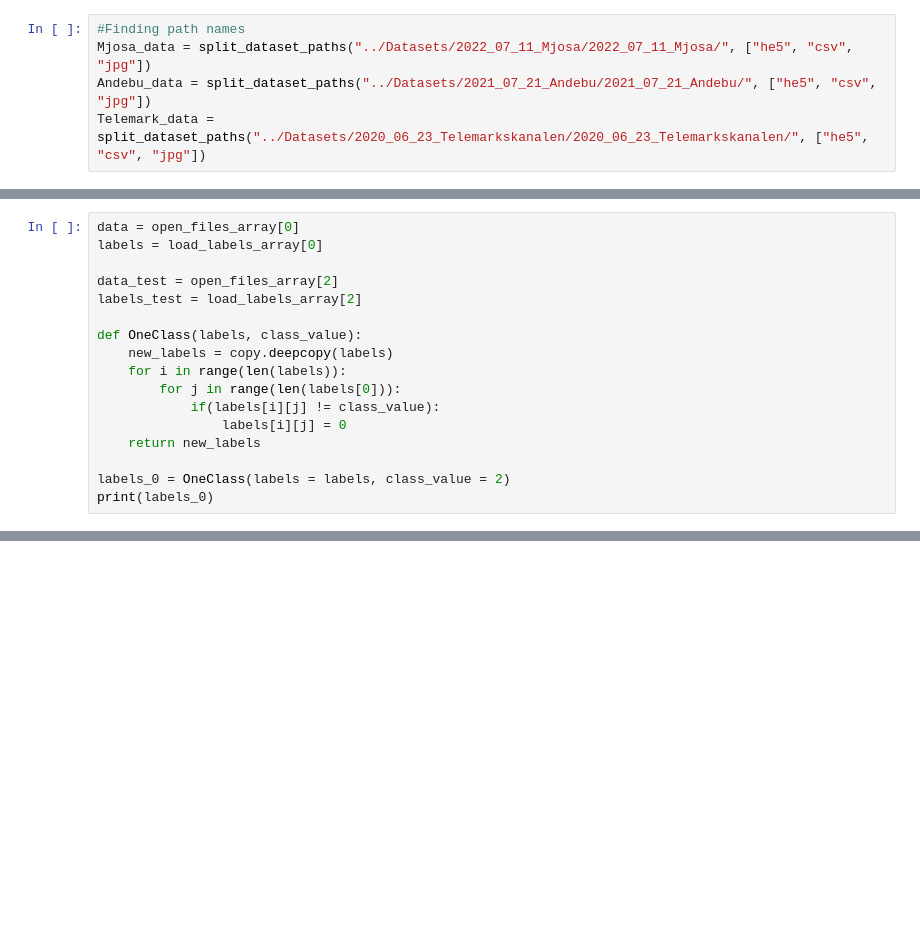
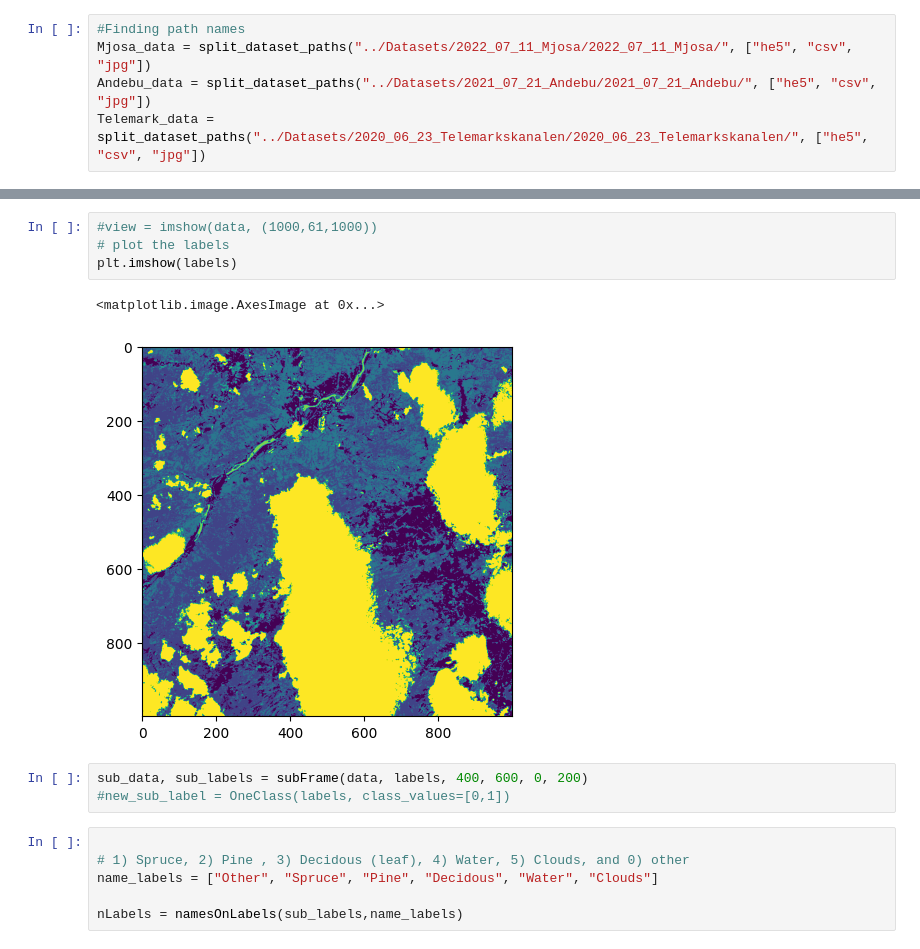
Before and after one commit to jonasroy/SVM_THESIS_PROJECT, a Jupyter notebook: Model/Model_Desicion_Tree.ipynb, the cells around one changed output, grey strips where cells are left out. Saved outputs shown, nothing was run; the diff lists cells and outputs as text; blank space fills up the shorter version.

```diff
--- a/Model/Model_Desicion_Tree.ipynb
+++ b/Model/Model_Desicion_Tree.ipynb
@@ -64,20 +61,3 @@ load_labels_array = []
 for i in range(N_datasets):
     file = Mjosa_data["csv"][i]
     load_labels_array.append(np.loadtxt(file, dtype=np.ubyte))
-# %%
-data = open_files_array[0]
-labels = load_labels_array[0]
-
-data_test = open_files_array[2]
-labels_test = load_labels_array[2]
-
-def OneClass(labels, class_value):
-    new_labels = copy.deepcopy(labels)
-    for i in range(len(labels)):
-        for j in range(len(labels[0])):
-            if(labels[i][j] != class_value):
-                labels[i][j] = 0
-    return new_labels
-
-labels_0 = OneClass(labels = labels, class_value = 2)
-print(labels_0)
@@ -92 +87,17 @@ print(labels_0)
+# %%
+#view = imshow(data, (1000,61,1000))
+# plot the labels
+plt.imshow(labels)
+# %% [output]
+<matplotlib.image.AxesImage at 0x...>
+[figure, added]
+# %%
+sub_data, sub_labels = subFrame(data, labels, 400, 600, 0, 200)
+#new_sub_label = OneClass(labels, class_values=[0,1])
+# %%
+
+# 1) Spruce, 2) Pine , 3) Decidous (leaf), 4) Water, 5) Clouds, and 0) other
+name_labels = ["Other", "Spruce", "Pine", "Decidous", "Water", "Clouds"]
+
+nLabels = namesOnLabels(sub_labels,name_labels)
 # %%
```
Also changed, not shown: parts of 22 cells of this notebook, 3 other files.
